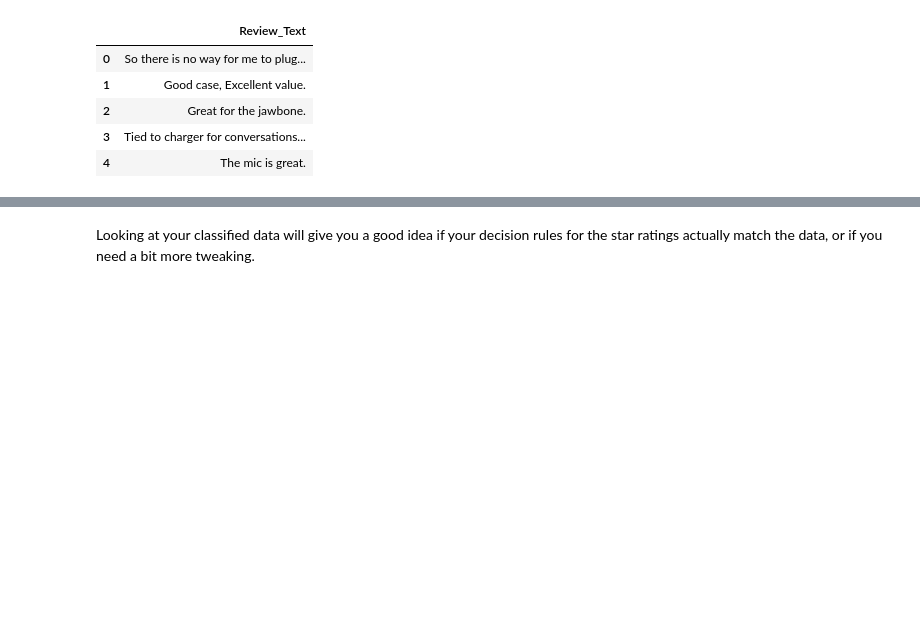
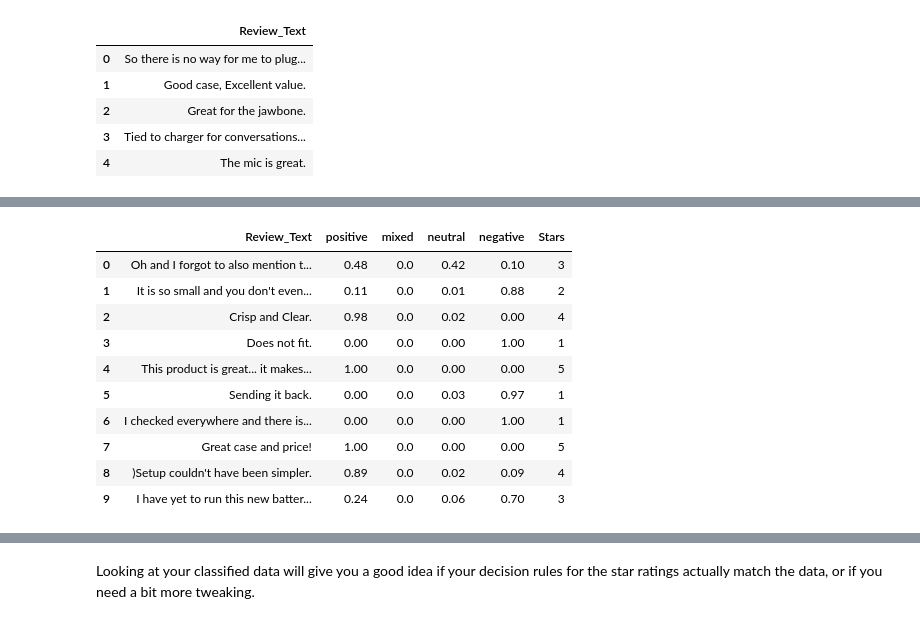
Before and after one commit to rapyd-ai/use-cases, a Jupyter notebook: classify-user-reviews/Customer_Review_Classification_Tutorial.ipynb, the cells around one changed output, grey strips where cells are left out. Saved outputs shown, nothing was run; the diff lists cells and outputs as text; code cells hidden in the pictures; blank space fills up the shorter version.

```diff
--- a/classify-user-reviews/Customer_Review_Classification_Tutorial.ipynb
+++ b/classify-user-reviews/Customer_Review_Classification_Tutorial.ipynb
@@ -47,2 +33,2 @@ This should print the first couple of text reviews.
 # %%
-reviews_df = r.read_data("use-cases/classify-user-reviews/data/reviews.csv")
+reviews_df = read_reviews("use-cases/classify-user-reviews/data/reviews.csv")
@@ -210,0 +144,15 @@ sentiment_df.Stars.hist()
+# %%
+sentiment_df['Stars'] = aws_sentiment_to_stars(sentiment_df)
+sentiment_df.head(10)
+# %% [output]
+|  | Review_Text | positive | mixed | neutral | negative | Stars |
+| 0 | Oh and I forgot to also mention t... | 0.48 | 0.0 | 0.42 | 0.10 | 3 |
+| 1 | It is so small and you don't even... | 0.11 | 0.0 | 0.01 | 0.88 | 2 |
+| 2 | Crisp and Clear. | 0.98 | 0.0 | 0.02 | 0.00 | 4 |
+| 3 | Does not fit. | 0.00 | 0.0 | 0.00 | 1.00 | 1 |
+| 4 | This product is great... it makes... | 1.00 | 0.0 | 0.00 | 0.00 | 5 |
+| 5 | Sending it back. | 0.00 | 0.0 | 0.03 | 0.97 | 1 |
+| 6 | I checked everywhere and there is... | 0.00 | 0.0 | 0.00 | 1.00 | 1 |
+| 7 | Great case and price! | 1.00 | 0.0 | 0.00 | 0.00 | 5 |
+| 8 | )Setup couldn't have been simpler. | 0.89 | 0.0 | 0.02 | 0.09 | 4 |
+| 9 | I have yet to run this new batter... | 0.24 | 0.0 | 0.06 | 0.70 | 3 |
```
Also changed, not shown: parts of 48 cells of this notebook, 1 other file.
